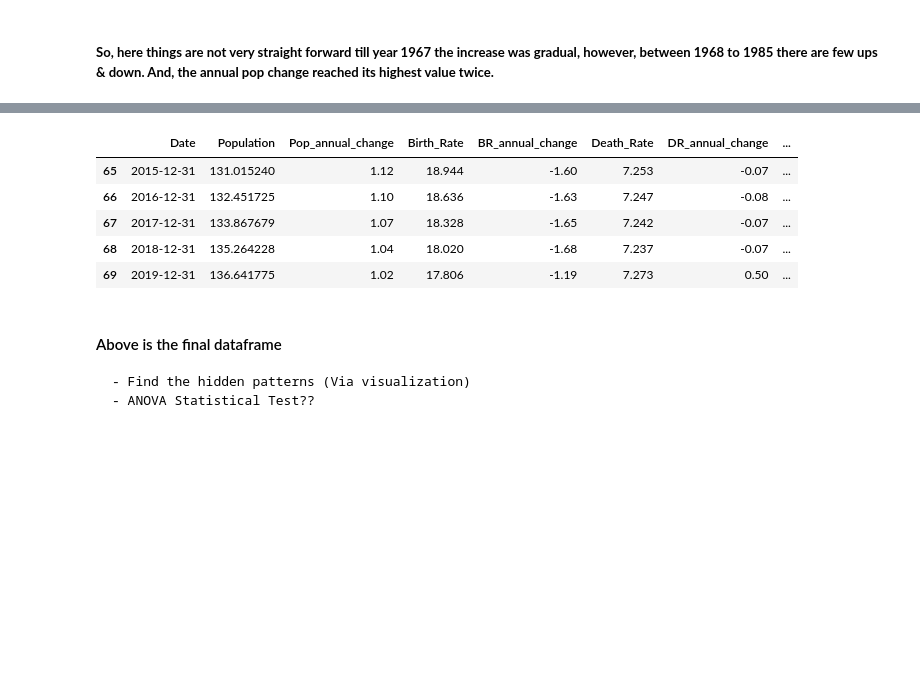
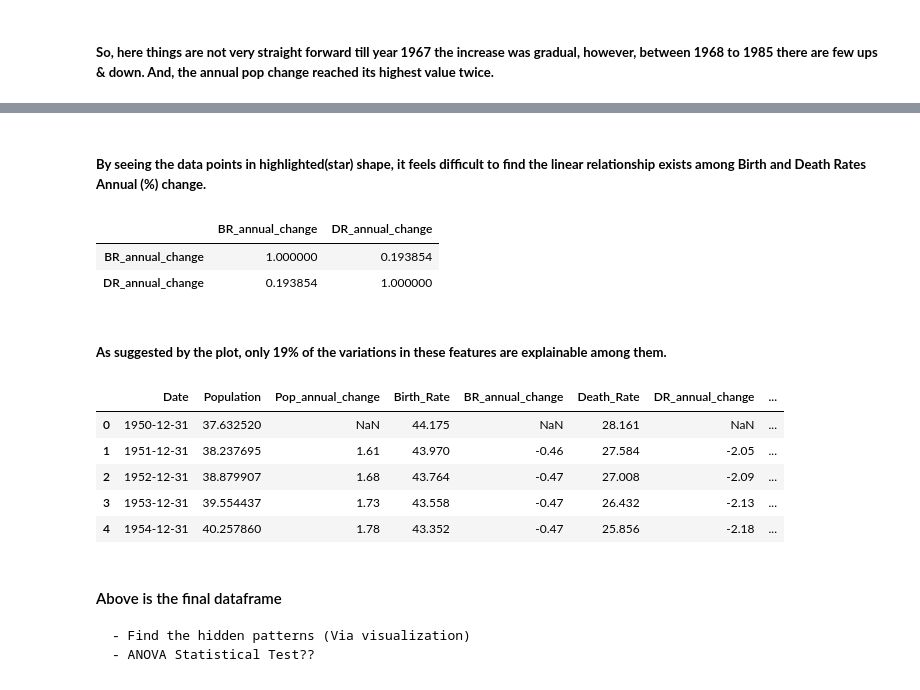
Before and after one commit to raj-shr-git/Indian_Pop_Statistical_Analysis, a Jupyter notebook: Indian_Pop_Data_Analysis.ipynb, the cells around one changed output, grey strips where cells are left out. Cells and saved outputs as stored; diff of their text form; code cells hidden in the pictures; blank space fills up the shorter version.

```diff
--- a/Indian_Pop_Data_Analysis.ipynb
+++ b/Indian_Pop_Data_Analysis.ipynb
@@ -447,12 +570,22 @@ with plt.style.context('seaborn'):
+# %% [markdown]
+##### **By seeing the data points in highlighted(star) shape, it feels difficult to find the linear relationship exists among Birth and Death Rates Annual (%) change.**
+# %%
+ind_pop_df[['BR_annual_change','DR_annual_change']].corr().applymap(lambda val : np.square(val))
+# %% [output]
+|  | BR_annual_change | DR_annual_change |
+| BR_annual_change | 1.000000 | 0.193854 |
+| DR_annual_change | 0.193854 | 1.000000 |
+# %% [markdown]
+##### **As suggested by the plot, only 19% of the variations in these features are explainable among them.**
 # %%
-ind_pop_df.tail()
+ind_pop_df.head()
 # %% [output]
 |  | Date | Population | Pop_annual_change | Birth_Rate | BR_annual_change | Death_Rate | DR_annual_change | ... |
-| 65 | 2015-12-31 | 131.015240 | 1.12 | 18.944 | -1.60 | 7.253 | -0.07 | ... |
-| 66 | 2016-12-31 | 132.451725 | 1.10 | 18.636 | -1.63 | 7.247 | -0.08 | ... |
-| 67 | 2017-12-31 | 133.867679 | 1.07 | 18.328 | -1.65 | 7.242 | -0.07 | ... |
-| 68 | 2018-12-31 | 135.264228 | 1.04 | 18.020 | -1.68 | 7.237 | -0.07 | ... |
-| 69 | 2019-12-31 | 136.641775 | 1.02 | 17.806 | -1.19 | 7.273 | 0.50 | ... |
+| 0 | 1950-12-31 | 37.632520 | NaN | 44.175 | NaN | 28.161 | NaN | ... |
+| 1 | 1951-12-31 | 38.237695 | 1.61 | 43.970 | -0.46 | 27.584 | -2.05 | ... |
+| 2 | 1952-12-31 | 38.879907 | 1.68 | 43.764 | -0.47 | 27.008 | -2.09 | ... |
+| 3 | 1953-12-31 | 39.554437 | 1.73 | 43.558 | -0.47 | 26.432 | -2.13 | ... |
+| 4 | 1954-12-31 | 40.257860 | 1.78 | 43.352 | -0.47 | 25.856 | -2.18 | ... |
 # %% [markdown]
 #### Above is the final dataframe
     - Find the hidden patterns (Via visualization)
```
Also changed, not shown: parts of 28 cells of this notebook.
